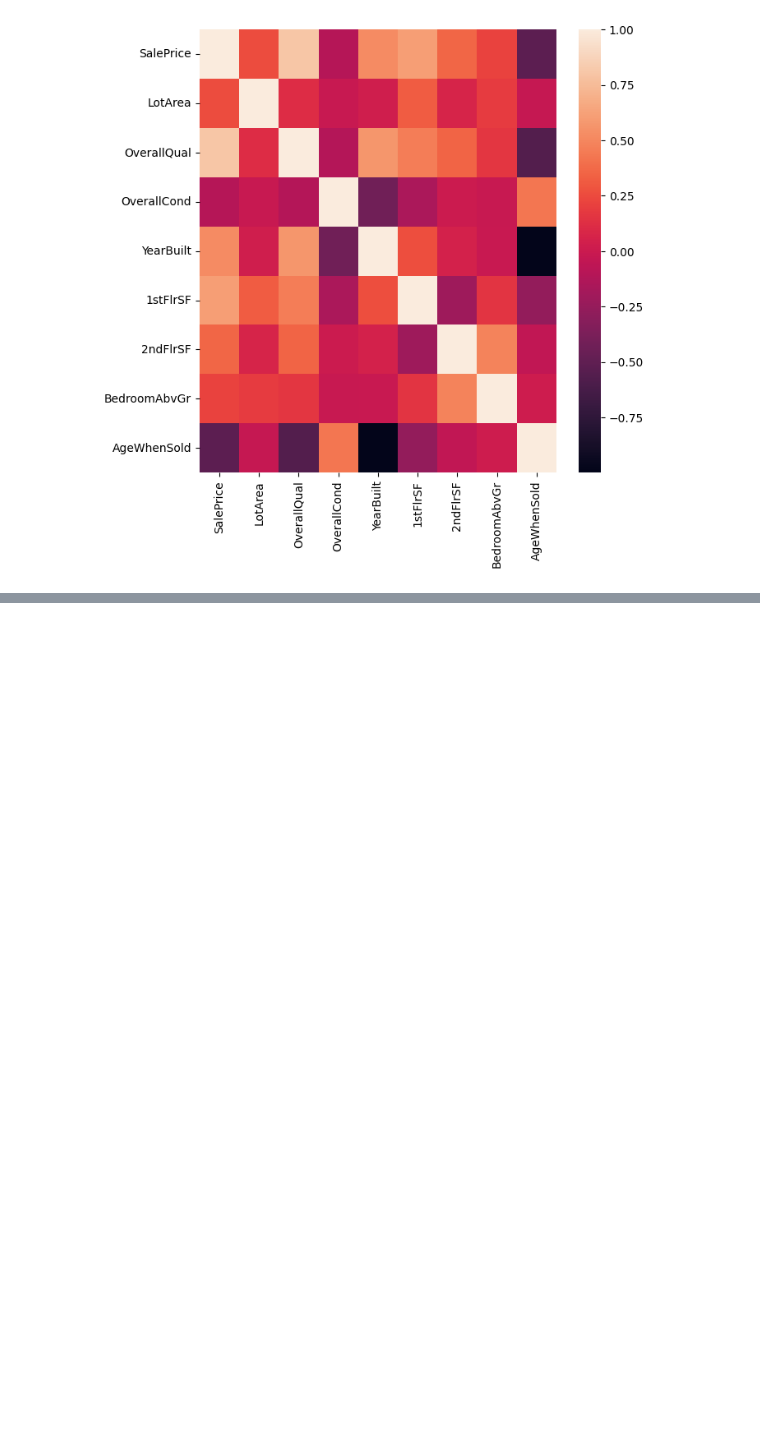
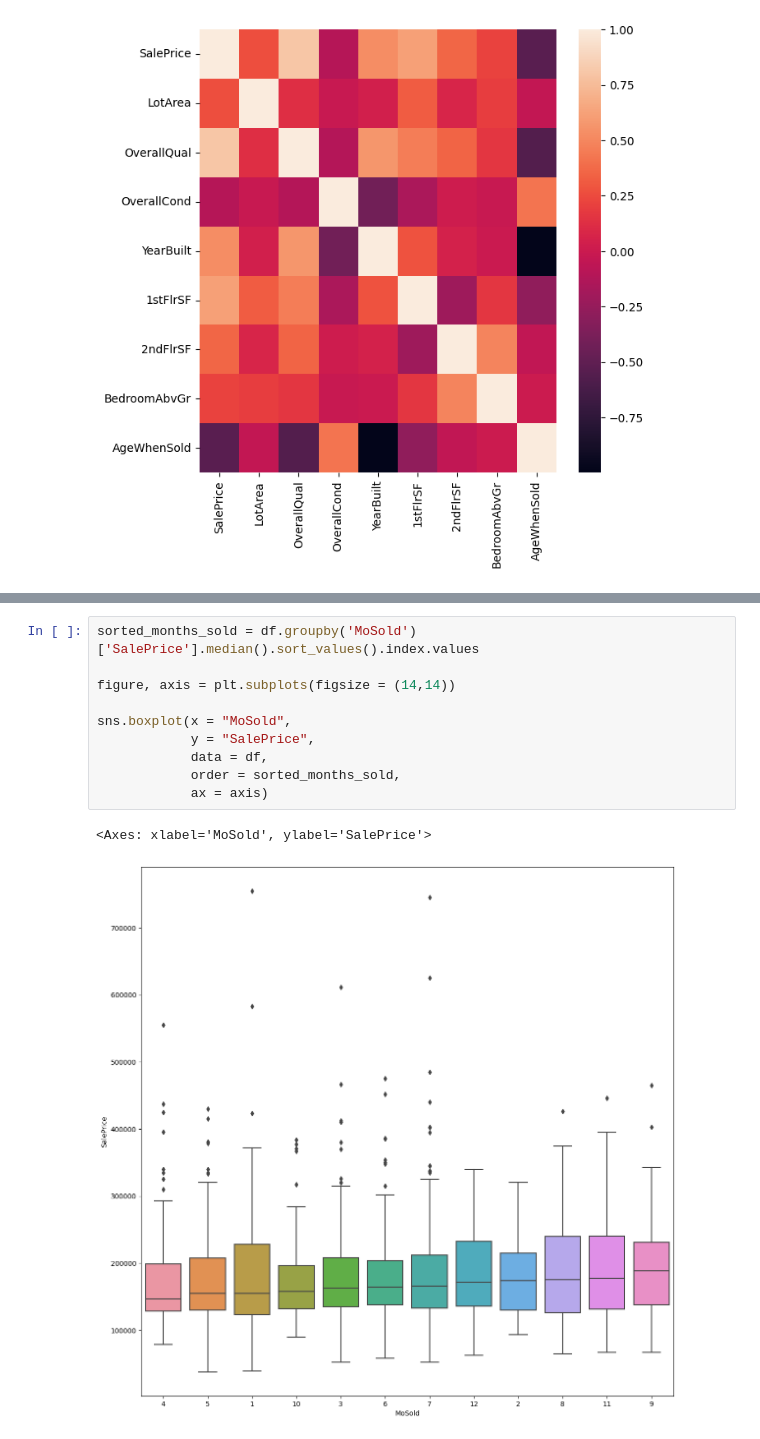
Before and after one commit to krzysztof-siedlecki/House_data, a Jupyter notebook: Housing_data.ipynb, the cells around one changed output, grey strips where cells are left out. Drawn from its saved outputs; the diff is of its cells as text; blank space fills up the shorter version.

```diff
--- a/Housing_data.ipynb
+++ b/Housing_data.ipynb
@@ -261,0 +282,13 @@ sns.heatmap(correlations,
+# %%
+sorted_months_sold = df.groupby('MoSold')['SalePrice'].median().sort_values().index.values
+
+figure, axis = plt.subplots(figsize = (14,14))
+
+sns.boxplot(x = "MoSold",
+            y = "SalePrice",
+            data = df,
+            order = sorted_months_sold,
+            ax = axis)
+# %% [output]
+<Axes: xlabel='MoSold', ylabel='SalePrice'>
+[figure, added]
```
Also changed, not shown: parts of 9 cells of this notebook.
